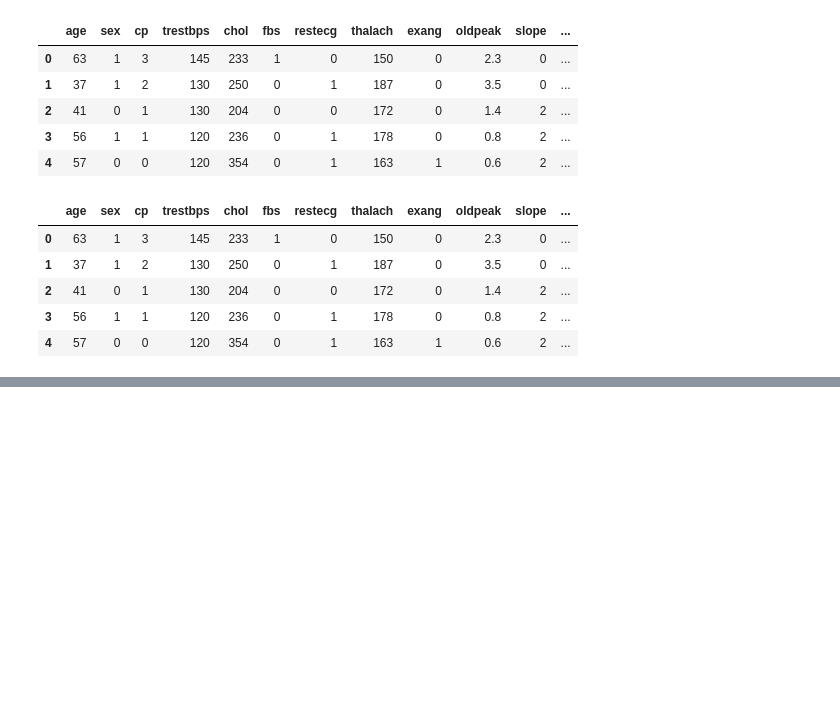
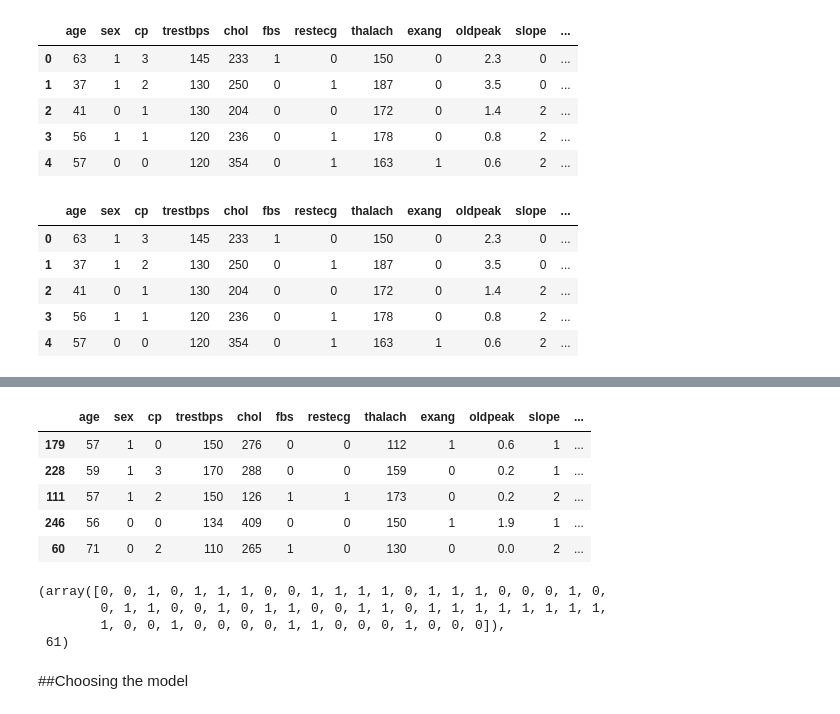
Before and after one commit to LochanaBandara03/heart-disease-classification, a Jupyter notebook: heart_disease_predict.ipynb, the cells around one changed output, grey strips where cells are left out. Drawn from its saved outputs; the diff is of its cells as text; code cells hidden in the pictures; blank space fills up the shorter version.

```diff
--- a/heart_disease_predict.ipynb
+++ b/heart_disease_predict.ipynb
@@ -295,0 +327,18 @@ X.head()
+# %%
+X_test.head()
+# %% [output]
+|  | age | sex | cp | trestbps | chol | fbs | restecg | thalach | exang | oldpeak | slope | ... |
+| 179 | 57 | 1 | 0 | 150 | 276 | 0 | 0 | 112 | 1 | 0.6 | 1 | ... |
+| 228 | 59 | 1 | 3 | 170 | 288 | 0 | 0 | 159 | 0 | 0.2 | 1 | ... |
+| 111 | 57 | 1 | 2 | 150 | 126 | 1 | 1 | 173 | 0 | 0.2 | 2 | ... |
+| 246 | 56 | 0 | 0 | 134 | 409 | 0 | 0 | 150 | 1 | 1.9 | 1 | ... |
+| 60 | 71 | 0 | 2 | 110 | 265 | 1 | 0 | 130 | 0 | 0.0 | 2 | ... |
+# %%
+y_test, len(y_test)
+# %% [output]
+(array([0, 0, 1, 0, 1, 1, 1, 0, 0, 1, 1, 1, 1, 0, 1, 1, 1, 0, 0, 0, 1, 0,
+        0, 1, 1, 0, 0, 1, 0, 1, 1, 0, 0, 1, 1, 0, 1, 1, 1, 1, 1, 1, 1, 1,
+        1, 0, 0, 1, 0, 0, 0, 0, 1, 1, 0, 0, 0, 1, 0, 0, 0]),
+ 61)
+# %% [markdown]
+##Choosing the model
```
Also changed, not shown: parts of 35 cells of this notebook.
